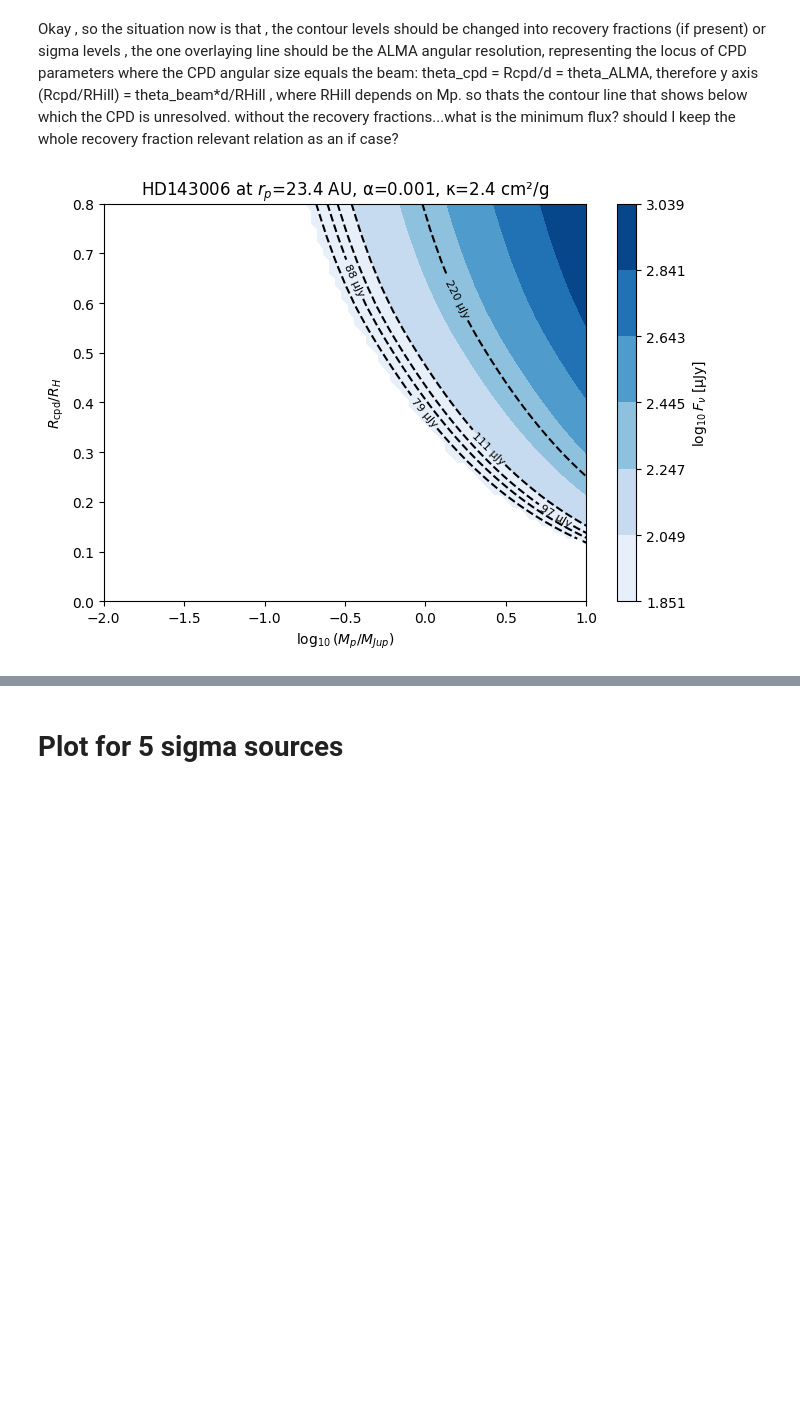
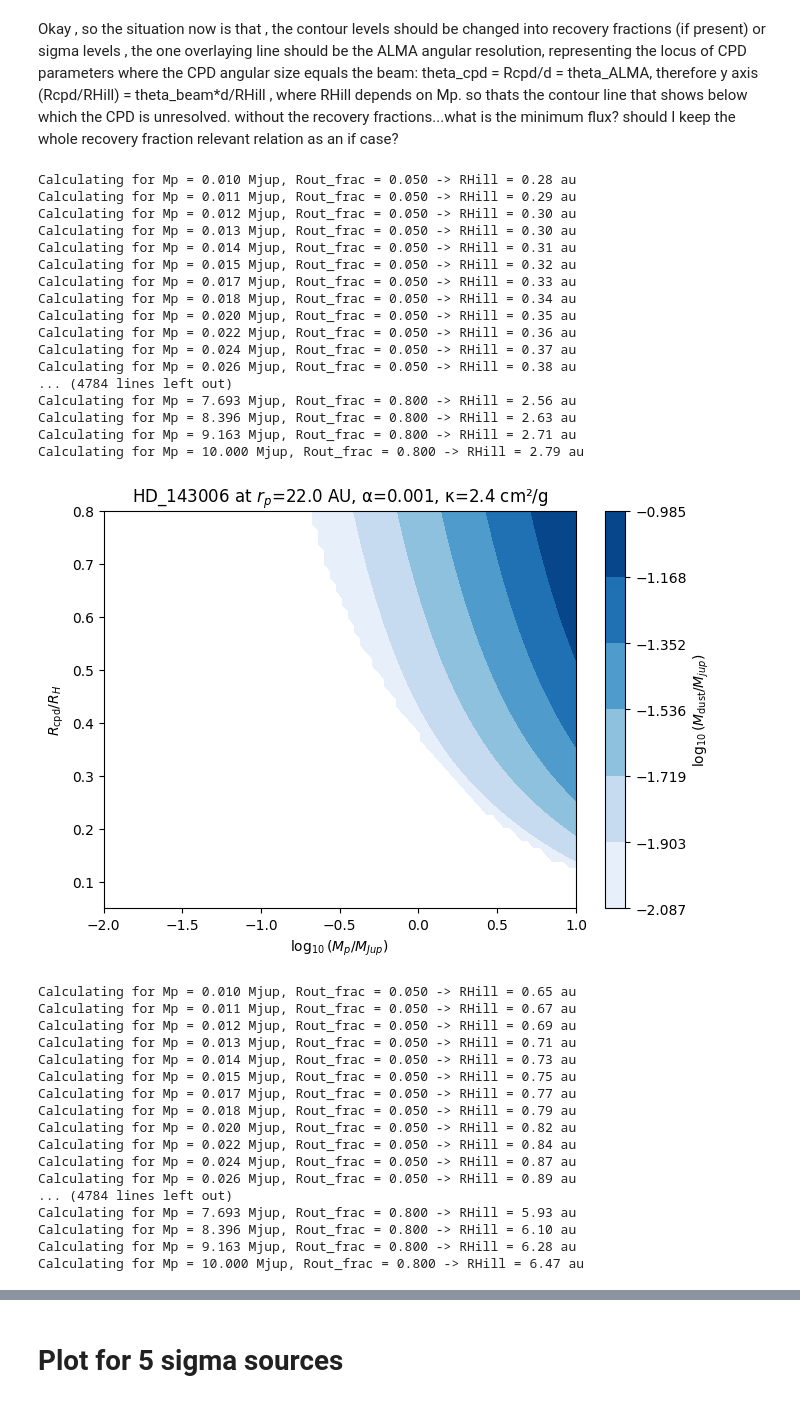
Before and after one commit to VWelke/CPD_MPIA, a Jupyter notebook: CPD_Emission_Models/CPD_Em_2.ipynb, the cells around one changed output, grey strips where cells are left out. Cells and saved outputs as stored; diff of their text form; code cells hidden in the pictures; blank space fills up the shorter version.

Commit message:
sigma at radius for kink, plot for 5sigma sources

```diff
--- a/CPD_Emission_Models/CPD_Em_2.ipynb
+++ b/CPD_Emission_Models/CPD_Em_2.ipynb
@@ -15,12 +15,13 @@ DiskResiduals = disk_residuals_median_SNR.DiskResiduals_Median_SNR
 
 import pickle
 
-with open(r"d:\CPD_MPIA\disk_obj.pkl", "rb") as f:
-    disk_obj = pickle.load(f)
+with open(r"d:\CPD_MPIA\all_disks.pkl", "rb") as f:
+    all_disks = pickle.load(f)
 
 # Print all attributes and their types
-for key, value in disk_obj.__dict__.items():
-    print(f"{key}: {type(value)}")
+for disk_obj in all_disks:
+    for key, value in disk_obj.__dict__.items():
+        print(f"{key}: {type(value)}")
 
 # To see all attribute names
 print(list(disk_obj.__dict__.keys()))
@@ -804,6 +800,29 @@ def zhu_plots_flux_map(target_flux_arr, disk_arr=None, rp=165, lam_mm=1.25, alph
 
     plt.tight_layout()
     plt.show()
+# %%
+# Save all the  disk properties in disk_arr
+
+# disk_arr = [disk_name, M_star (Msun), distance (pc), Lstar (Lsun), beam (arcsec)]
+
+
+disk_arr = {
+    "AA_Tau":      ["AA_Tau", 0.79, 145, 1.1, 0.12],
+    "CQ_Tau":      ["CQ_Tau", 1.4, 149, 10, 0.135],
+    "DM_Tau":      ["DM_Tau", 0.45, 144, 0.24, 0.134],
+    "HD_34282":    ["HD_34282", 1.61, 309, 108, 0.106],
+    "HD_135344B":  ["HD_135344B", 1.61, 135, 6.7, 0.26],
+    "HD_143006":   ["HD_143006", 1.56, 167, 3.8, 0.226],
+    "J1604":       ["J1604", 1.29, 112, None, 0.257],
+    "J1615":       ["J1615", 1.14, 156, None, 0.303],
+    "J1842":       ["J1842", 1.07, 151, 0.8, 0.235],
+    "J1852":       ["J1852", 1.03, 147, 0.6, 0.236],
+    "LkCa_15":     ["LkCa_15", 1.14, 156, 1, 0.131],
+    "MWC_758":     ["MWC_758", 1.4, 151, 10.4, 0.241],
+    "PDS_66":      ["PDS_66", 1.28, 98, 1.2, 0.234],
+    "SY_Cha":      ["SY_Cha", 0.77, 182, None, 0.178],
+    "V4046_Sgr":   ["V4046_Sgr", 1.73, 72, 0.5, 0.241],
+}
 # %%
 # Changes to made
 # set the contours as the sigma levels
@@ -816,31 +835,66 @@ def zhu_plots_flux_map(target_flux_arr, disk_arr=None, rp=165, lam_mm=1.25, alph
 # %%
 # Gap of HD143006 from Andrews paper
 # D22:  103 (mas for r_peak),
 # D51  : 338 (mas for r_peak),
 
 HD1423006_disk_arr = ["HD143006", 1.56, 167, 3.8]
 
 HD1423006_target_flux_arr = [71, 79, 88, 97, 111, 220]  # mu Jy for different recovery fractions from 0.5 to 1.0
 
-rD22 = 140 * HD1423006_disk_arr[2] / 1000  # arcsec to au
-rD51 = 315* HD1423006_disk_arr[2] / 1000  # arcsec to au
+rD22 = 22 #140 * HD1423006_disk_arr[2] / 1000  # arcsec to au
+rD51 = 51 #315* HD1423006_disk_arr[2] / 1000  # arcsec to au
 
 # Run for the D22 gap
 zhu_plots_flux_map(
     target_flux_arr=HD1423006_target_flux_arr,
-    disk_arr=HD1423006_disk_arr,
+    disk_arr=disk_arr["HD_143006"],
     rp=rD22,
     lam_mm=1.25,
-    alpha=1e-3
+    alpha=1e-3,
+    plotmass=True,
 )
 
 # Run for the D51 gap
 zhu_plots_flux_map(
     target_flux_arr=HD1423006_target_flux_arr,
-    disk_arr=HD1423006_disk_arr,
+    disk_arr=disk_arr["HD_143006"],
     rp=rD51,
     lam_mm=1.25,
     alpha=1e-3
 )
 # %% [output]
+Calculating for Mp = 0.010 Mjup, Rout_frac = 0.050 -> RHill = 0.28 au
+Calculating for Mp = 0.011 Mjup, Rout_frac = 0.050 -> RHill = 0.29 au
+Calculating for Mp = 0.012 Mjup, Rout_frac = 0.050 -> RHill = 0.30 au
+Calculating for Mp = 0.013 Mjup, Rout_frac = 0.050 -> RHill = 0.30 au
+Calculating for Mp = 0.014 Mjup, Rout_frac = 0.050 -> RHill = 0.31 au
+Calculating for Mp = 0.015 Mjup, Rout_frac = 0.050 -> RHill = 0.32 au
+Calculating for Mp = 0.017 Mjup, Rout_frac = 0.050 -> RHill = 0.33 au
+Calculating for Mp = 0.018 Mjup, Rout_frac = 0.050 -> RHill = 0.34 au
+Calculating for Mp = 0.020 Mjup, Rout_frac = 0.050 -> RHill = 0.35 au
+Calculating for Mp = 0.022 Mjup, Rout_frac = 0.050 -> RHill = 0.36 au
+Calculating for Mp = 0.024 Mjup, Rout_frac = 0.050 -> RHill = 0.37 au
+Calculating for Mp = 0.026 Mjup, Rout_frac = 0.050 -> RHill = 0.38 au
+... (4784 lines left out)
+Calculating for Mp = 7.693 Mjup, Rout_frac = 0.800 -> RHill = 2.56 au
+Calculating for Mp = 8.396 Mjup, Rout_frac = 0.800 -> RHill = 2.63 au
+Calculating for Mp = 9.163 Mjup, Rout_frac = 0.800 -> RHill = 2.71 au
+Calculating for Mp = 10.000 Mjup, Rout_frac = 0.800 -> RHill = 2.79 au
-[figure, old version]
+[figure, new version]
+Calculating for Mp = 0.010 Mjup, Rout_frac = 0.050 -> RHill = 0.65 au
+Calculating for Mp = 0.011 Mjup, Rout_frac = 0.050 -> RHill = 0.67 au
+Calculating for Mp = 0.012 Mjup, Rout_frac = 0.050 -> RHill = 0.69 au
+Calculating for Mp = 0.013 Mjup, Rout_frac = 0.050 -> RHill = 0.71 au
+Calculating for Mp = 0.014 Mjup, Rout_frac = 0.050 -> RHill = 0.73 au
+Calculating for Mp = 0.015 Mjup, Rout_frac = 0.050 -> RHill = 0.75 au
+Calculating for Mp = 0.017 Mjup, Rout_frac = 0.050 -> RHill = 0.77 au
+Calculating for Mp = 0.018 Mjup, Rout_frac = 0.050 -> RHill = 0.79 au
+Calculating for Mp = 0.020 Mjup, Rout_frac = 0.050 -> RHill = 0.82 au
+Calculating for Mp = 0.022 Mjup, Rout_frac = 0.050 -> RHill = 0.84 au
+Calculating for Mp = 0.024 Mjup, Rout_frac = 0.050 -> RHill = 0.87 au
+Calculating for Mp = 0.026 Mjup, Rout_frac = 0.050 -> RHill = 0.89 au
+... (4784 lines left out)
+Calculating for Mp = 7.693 Mjup, Rout_frac = 0.800 -> RHill = 5.93 au
+Calculating for Mp = 8.396 Mjup, Rout_frac = 0.800 -> RHill = 6.10 au
+Calculating for Mp = 9.163 Mjup, Rout_frac = 0.800 -> RHill = 6.28 au
+Calculating for Mp = 10.000 Mjup, Rout_frac = 0.800 -> RHill = 6.47 au
```
Also changed, not shown: parts of 9 cells of this notebook, 1 other file.
